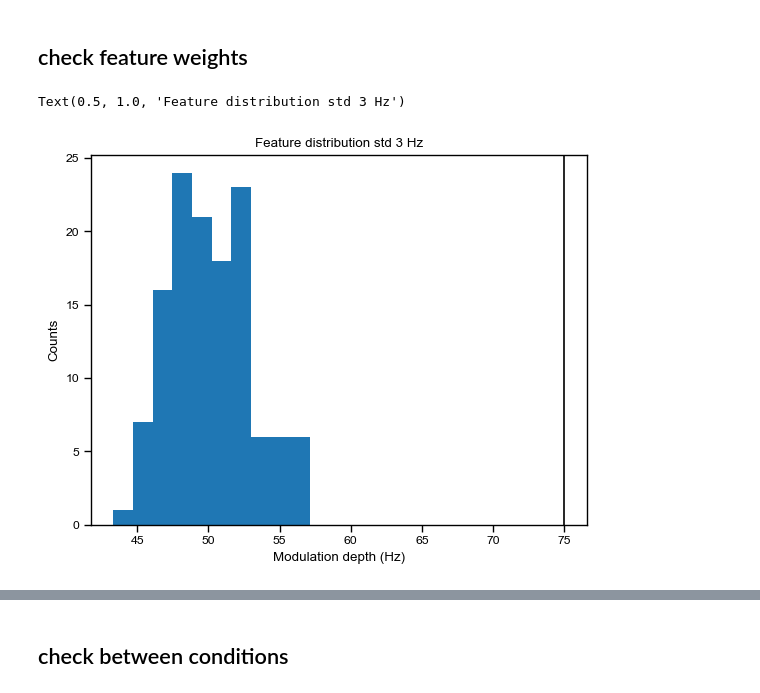
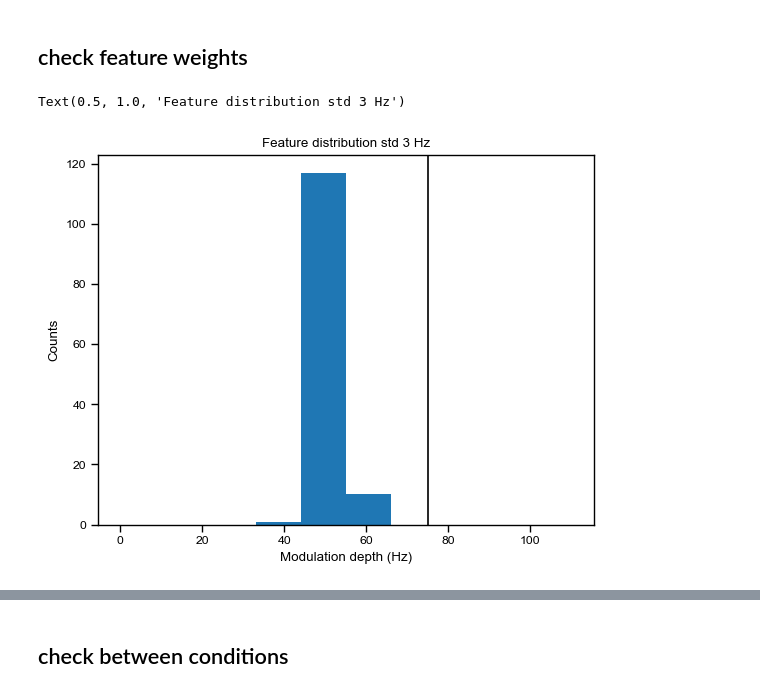
Before and after one commit to sijia66/adaptive_feature_selection, a Jupyter notebook: figure7_fraction_of_neurons_scan/231108_afs_fraction_of_neurons_and_smoothness_randomness.ipynb, the cells around one changed output, grey strips where cells are left out. Cells and saved outputs as stored; diff of their text form; code cells hidden in the pictures.

Commit message:
plotting

```diff
--- a/figure7_fraction_of_neurons_scan/231108_afs_fraction_of_neurons_and_smoothness_randomness.ipynb
+++ b/figure7_fraction_of_neurons_scan/231108_afs_fraction_of_neurons_and_smoothness_randomness.ipynb
@@ -121,6 +121,6 @@ joint_convex_1.0_9_noise_32_128_100_3_bimodal_weight_0.1_clda_rho_0.5_batchlen_1
 # %%
 number_of_good_neurons = n_neurons * fraction_of_neurons_array
 
-for n, f in zip(number_of_good_neurons, fraction_of_neurons_array):
-    print(f"number of good neurons {n}, fraction of neurons {f}")
+for i, (n, f) in enumerate(zip(number_of_good_neurons, fraction_of_neurons_array)):
+    print(f"{i}: number of good neurons {n}, fraction of neurons {f}")
 # %% [output]
@@ -147,15 +147,15 @@ we collected 400 number of experiments
 # %%
 
 
 feature_weights = exp_data_all[0]['feature_selection']['feature_weights']
 # plot the histogram of the feature weights
 
 fig_weight, ax_weight = plt.subplots()
-ax_weight.hist(feature_weights)
+ax_weight.hist(feature_weights, range = (0,110))
 ax_weight.axvline(x = 75, color = 'k')
 ax_weight.set_xlabel('Modulation depth (Hz)')
 ax_weight.set_ylabel('Counts')
 ax_weight.set_title(f'Feature distribution std {std} Hz')
 # %% [output]
 Text(0.5, 1.0, 'Feature distribution std 3 Hz')
-[figure, old version]
+[figure, new version]
```
Also changed, not shown: parts of 4 cells of this notebook, 2 other files.
